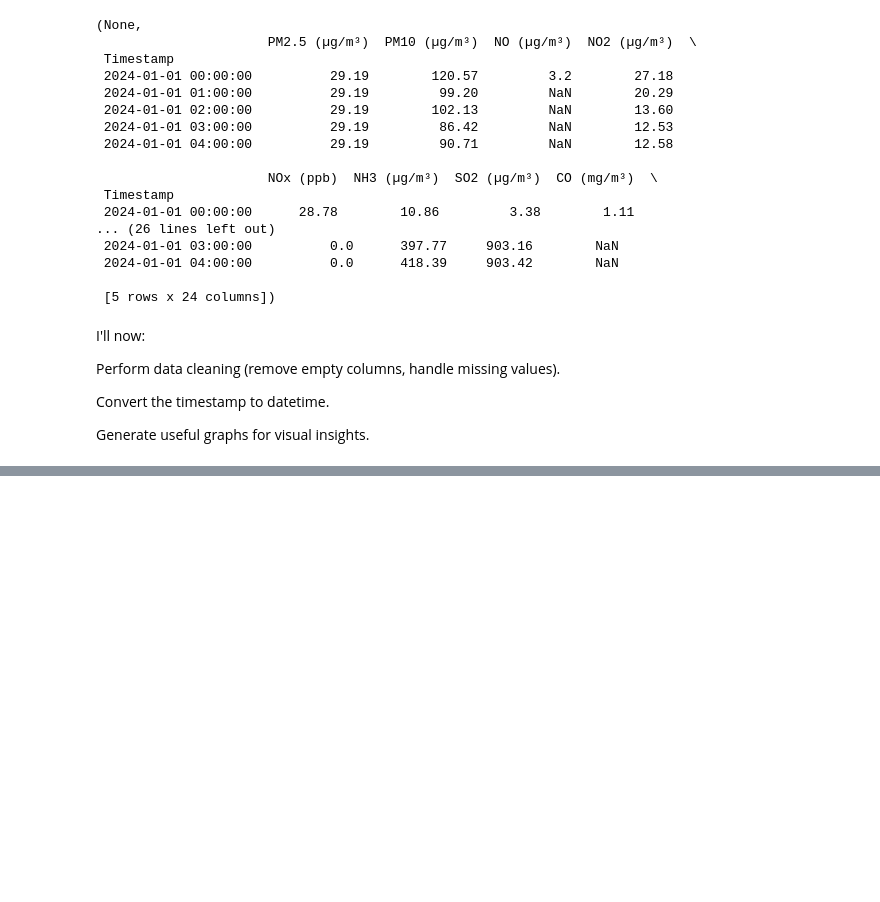
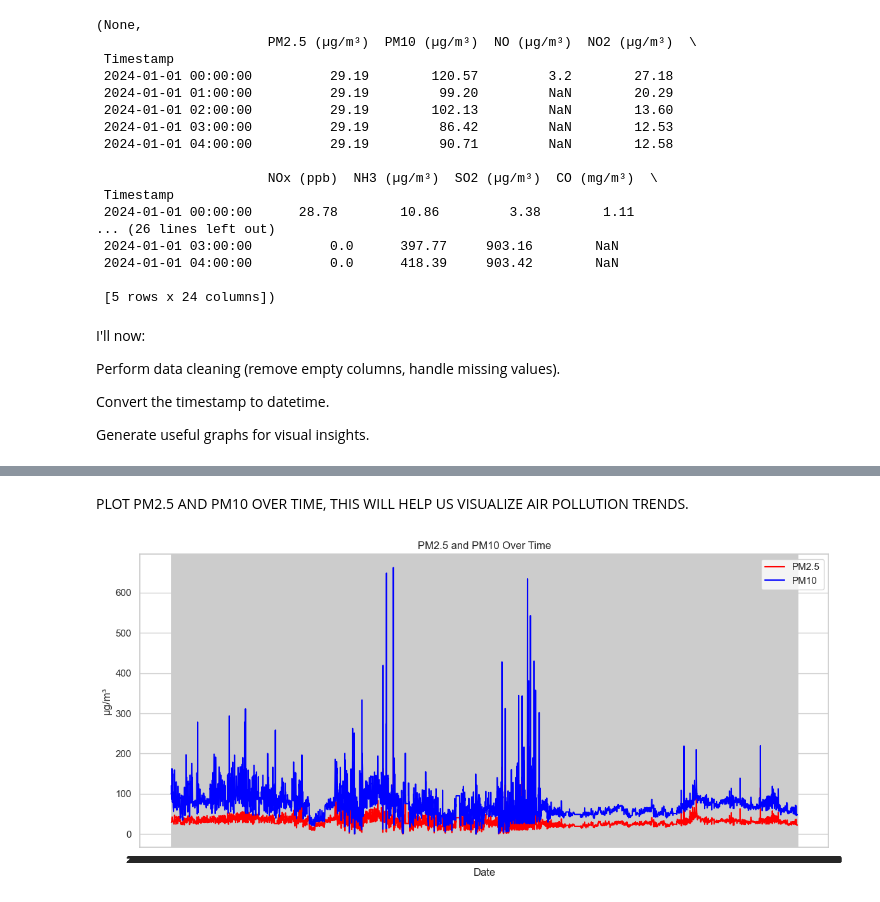
Before and after one commit to 2003Gayatri/air-quality-karnataka-prediction, a Jupyter notebook: notebooks/2024.ipynb, the cells around one changed output, grey strips where cells are left out. Saved outputs shown, nothing was run; the diff lists cells and outputs as text; code cells hidden in the pictures; blank space fills up the shorter version.

```diff
--- a/notebooks/2024.ipynb
+++ b/notebooks/2024.ipynb
@@ -447,9 +447,5 @@ Convert the timestamp to datetime.
 
 Generate useful graphs for visual insights.
 # %%
-import matplotlib.pyplot as plt
-import seaborn as sns
-
-# Convert Timestamp to datetime
-df["Timestamp"] = pd.to_datetime(df["Timestamp"])
+print(df['Timestamp'].dtype)
 # %% [output]
@@ -456,0 +497,3 @@ KeyError: 'Timestamp'
+# %%
+#HANDLE MISSING VALUES
+df = df.ffill()
@@ -456,0 +521,16 @@ KeyError: 'Timestamp'
+# %% [markdown]
+PLOT PM2.5 AND PM10 OVER TIME, THIS WILL HELP US VISUALIZE AIR POLLUTION TRENDS.
+# %%
+import matplotlib.pyplot as plt
+
+plt.figure(figsize=(14, 6))
+plt.plot(df['Timestamp'], df['PM2.5 (µg/m³)'], label='PM2.5', color='red')
+plt.plot(df['Timestamp'], df['PM10 (µg/m³)'], label='PM10', color='blue')
+plt.xlabel('Date')
+plt.ylabel('µg/m³')
+plt.title('PM2.5 and PM10 Over Time')
+plt.legend()
+plt.grid(True)
+plt.show()
+# %% [output]
+[figure, added]
```
Also changed, not shown: parts of 20 cells of this notebook.
